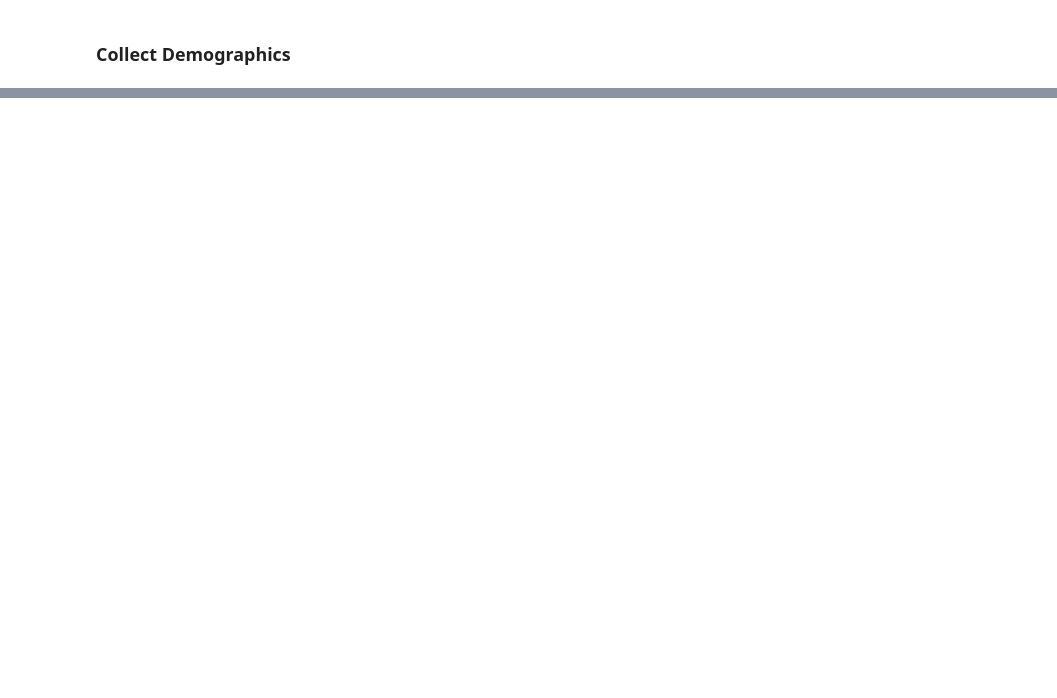
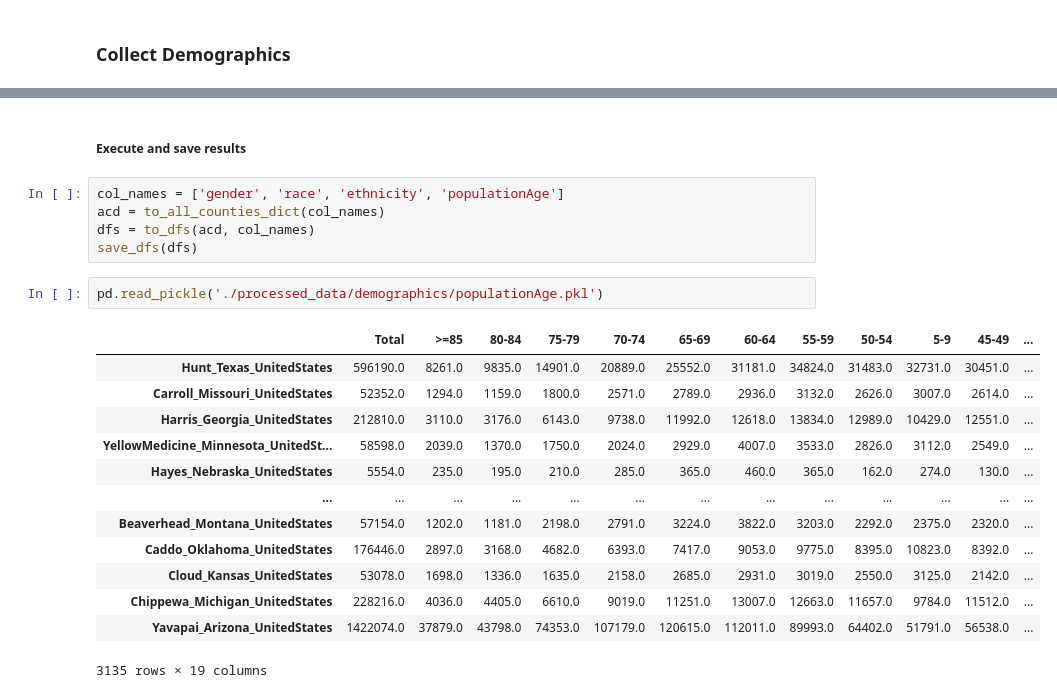
Before and after one commit to richstrouss/capstone, a Jupyter notebook: data/covid/covid_data_collection.ipynb, the cells around one changed output, grey strips where cells are left out. Drawn from its saved outputs; the diff is of its cells as text; blank space fills up the shorter version.

Commit message:
added demographics dataframes

```diff
--- a/data/covid/covid_data_collection.ipynb
+++ b/data/covid/covid_data_collection.ipynb
@@ -599,0 +702,23 @@ fetch_one('outbreaklocation', make_outbreaklocation_body('Autauga_Alabama_United
+# %% [markdown]
+##### Execute and save results
+# %%
+col_names = ['gender', 'race', 'ethnicity', 'populationAge']
+acd = to_all_counties_dict(col_names)
+dfs = to_dfs(acd, col_names)
+save_dfs(dfs)
+# %%
+pd.read_pickle('./processed_data/demographics/populationAge.pkl')
+# %% [output]
+|  | Total | >=85 | 80-84 | 75-79 | 70-74 | 65-69 | 60-64 | 55-59 | 50-54 | 5-9 | 45-49 | ... |
+| Hunt_Texas_UnitedStates | 596190.0 | 8261.0 | 9835.0 | 14901.0 | 20889.0 | 25552.0 | 31181.0 | 34824.0 | 31483.0 | 32731.0 | 30451.0 | ... |
+| Carroll_Missouri_UnitedStates | 52352.0 | 1294.0 | 1159.0 | 1800.0 | 2571.0 | 2789.0 | 2936.0 | 3132.0 | 2626.0 | 3007.0 | 2614.0 | ... |
+| Harris_Georgia_UnitedStates | 212810.0 | 3110.0 | 3176.0 | 6143.0 | 9738.0 | 11992.0 | 12618.0 | 13834.0 | 12989.0 | 10429.0 | 12551.0 | ... |
+| YellowMedicine_Minnesota_UnitedSt... | 58598.0 | 2039.0 | 1370.0 | 1750.0 | 2024.0 | 2929.0 | 4007.0 | 3533.0 | 2826.0 | 3112.0 | 2549.0 | ... |
+| Hayes_Nebraska_UnitedStates | 5554.0 | 235.0 | 195.0 | 210.0 | 285.0 | 365.0 | 460.0 | 365.0 | 162.0 | 274.0 | 130.0 | ... |
+| ... | ... | ... | ... | ... | ... | ... | ... | ... | ... | ... | ... | ... |
+| Beaverhead_Montana_UnitedStates | 57154.0 | 1202.0 | 1181.0 | 2198.0 | 2791.0 | 3224.0 | 3822.0 | 3203.0 | 2292.0 | 2375.0 | 2320.0 | ... |
+| Caddo_Oklahoma_UnitedStates | 176446.0 | 2897.0 | 3168.0 | 4682.0 | 6393.0 | 7417.0 | 9053.0 | 9775.0 | 8395.0 | 10823.0 | 8392.0 | ... |
+| Cloud_Kansas_UnitedStates | 53078.0 | 1698.0 | 1336.0 | 1635.0 | 2158.0 | 2685.0 | 2931.0 | 3019.0 | 2550.0 | 3125.0 | 2142.0 | ... |
+| Chippewa_Michigan_UnitedStates | 228216.0 | 4036.0 | 4405.0 | 6610.0 | 9019.0 | 11251.0 | 13007.0 | 12663.0 | 11657.0 | 9784.0 | 11512.0 | ... |
+| Yavapai_Arizona_UnitedStates | 1422074.0 | 37879.0 | 43798.0 | 74353.0 | 107179.0 | 120615.0 | 112011.0 | 89993.0 | 64402.0 | 51791.0 | 56538.0 | ... |
+3135 rows × 19 columns
```
Also changed, not shown: parts of 15 cells of this notebook, 6 other files.
